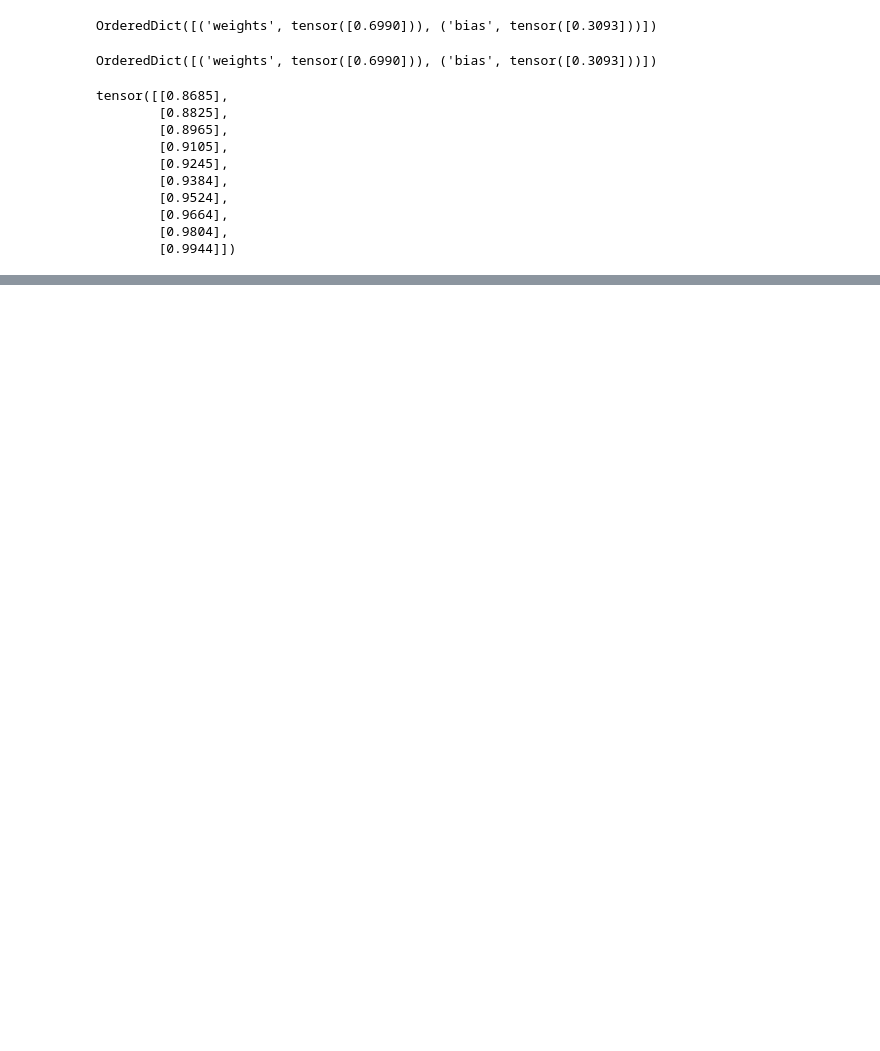
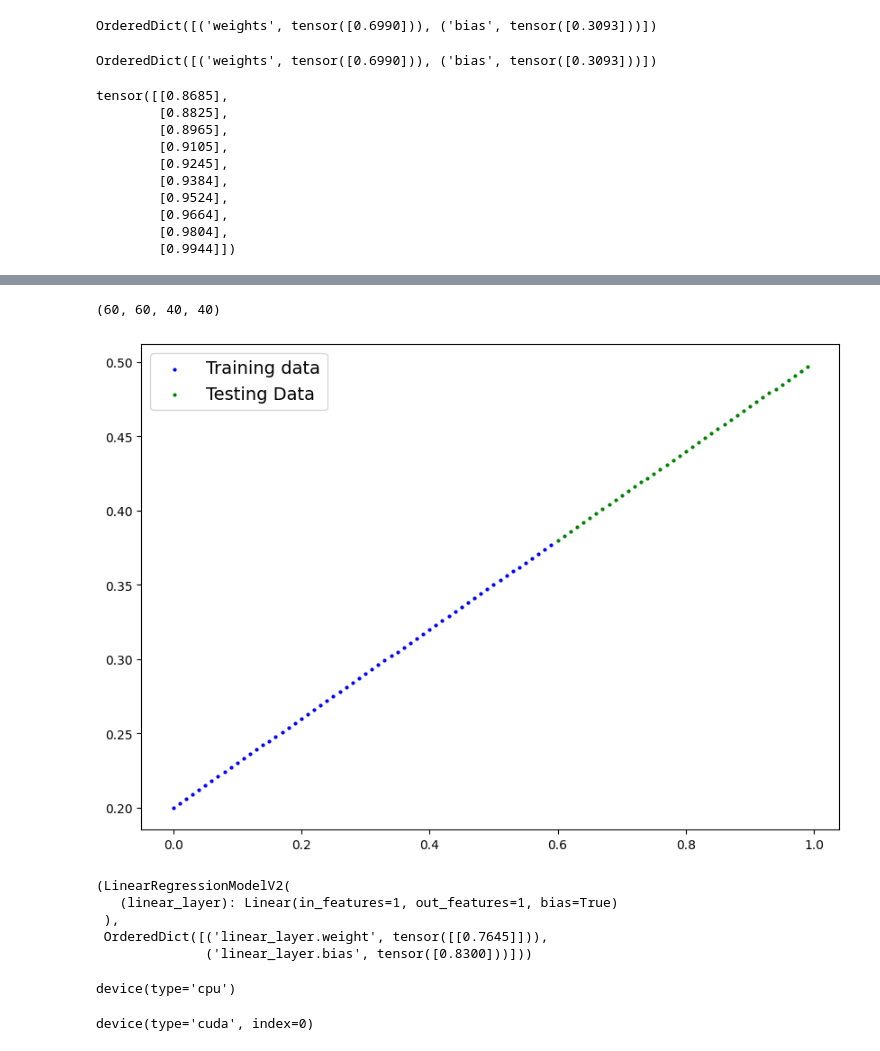
Before and after one commit to prashantiyaramareddy/MyPython-Stuff, a Jupyter notebook: Pytorch/01_Pytorch_Workflow.ipynb, the cells around one changed output, grey strips where cells are left out. Cells and saved outputs as stored; diff of their text form; code cells hidden in the pictures; blank space fills up the shorter version.

```diff
--- a/Pytorch/01_Pytorch_Workflow.ipynb
+++ b/Pytorch/01_Pytorch_Workflow.ipynb
@@ -74,15 +107,15 @@ def plot_predictions(train_data = X_train,
   plt.figure(figsize=(10,7))
 
   # Plot training data in blue
-  plt.scatter(train_data, train_labels, c="b", s=4, label="Training data")
+  plt.scatter(train_data.cpu().detach().numpy(), train_labels.cpu().detach().numpy(), c="b", s=4, label="Training data")
 
   # Plot test data in green
-  plt.scatter(test_data,test_labels, c="g", s=4, label="Testing Data")
+  plt.scatter(test_data.cpu().detach().numpy(),test_labels.cpu().detach().numpy(), c="g", s=4, label="Testing Data")
 
   # Are there predictions?
   if predictions is not None:
     #Plot predictions if they exist
-    plt.scatter(test_data, predictions.detach().numpy(), c="r", s=4, label = "Predictions") # Detach and convert to numpy
+    plt.scatter(test_data.cpu().detach().numpy(), predictions.cpu().detach().numpy(), c="r", s=4, label = "Predictions") # Detach and convert to numpy
 
   plt.legend(prop={"size": 14});
 # %%
@@ -300,0 +464,16 @@ tensor([[True],
+# %%
+# Create some data using linear regression formula y = weights*x + bias
+
+weight = 0.3
+bias = 0.2
+
+# Create range values
+start = 0
+end = 1
+step = 0.01
+
+# Create X and Y (features and labels)
+X = torch.arange(start,end,step).unsqueeze(dim=1)
+y = weight*X+bias
+
+X[:10],y[:10]
@@ -300,0 +501,14 @@ tensor([[True],
+# %%
+# Split data
+train_split = int(0.6 *len(X))
+X_train, y_train = X[:train_split], y[:train_split]
+X_test, y_test = X[train_split:], y[train_split:]
+
+len(X_train), len(y_train), len(X_test), len(y_test)
+# %% [output]
+(60, 60, 40, 40)
+# %%
+# Plot the data
+plot_predictions(X_train, y_train, X_test, y_test)
+# %% [output]
+[figure, added]
@@ -300,0 +526,21 @@ tensor([[True],
+# %%
+# Set manual seed
+torch.manual_seed(42)
+model_1 = LinearRegressionModelV2()
+model_1, model_1.state_dict()
+# %% [output]
+(LinearRegressionModelV2(
+   (linear_layer): Linear(in_features=1, out_features=1, bias=True)
+ ),
+ OrderedDict([('linear_layer.weight', tensor([[0.7645]])),
+              ('linear_layer.bias', tensor([0.8300]))]))
+# %%
+# Set the model to use the target device
+next(model_1.parameters()).device
+# %% [output]
+device(type='cpu')
+# %%
+model_1.to(device)
+next(model_1.parameters()).device
+# %% [output]
+device(type='cuda', index=0)
```
Also changed, not shown: parts of 33 cells of this notebook.
